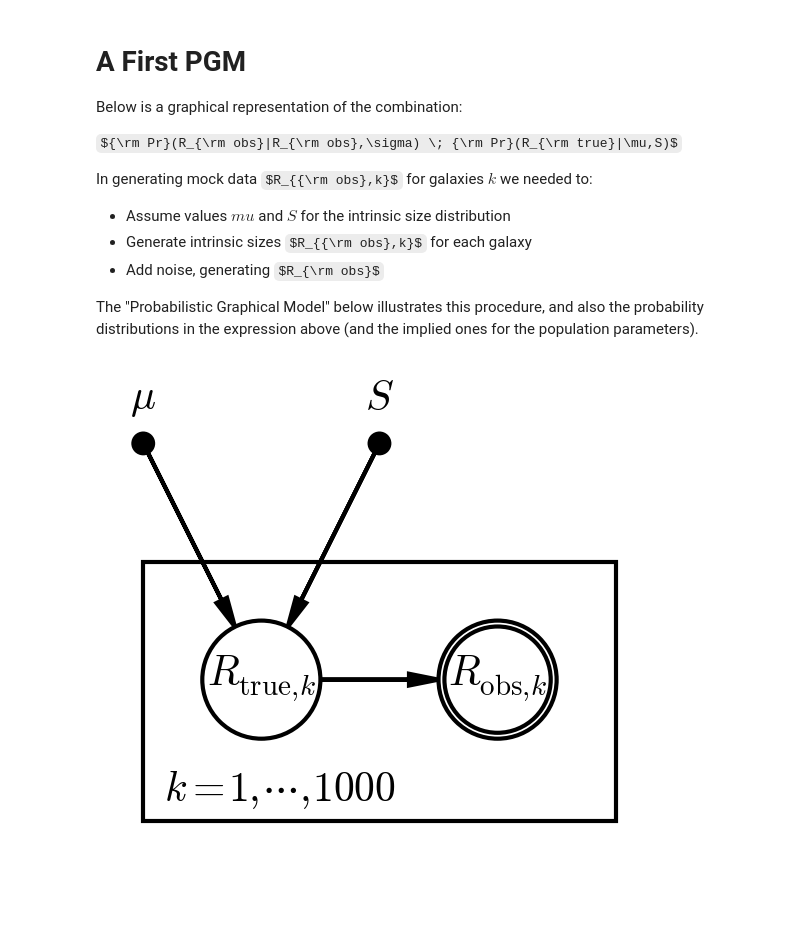
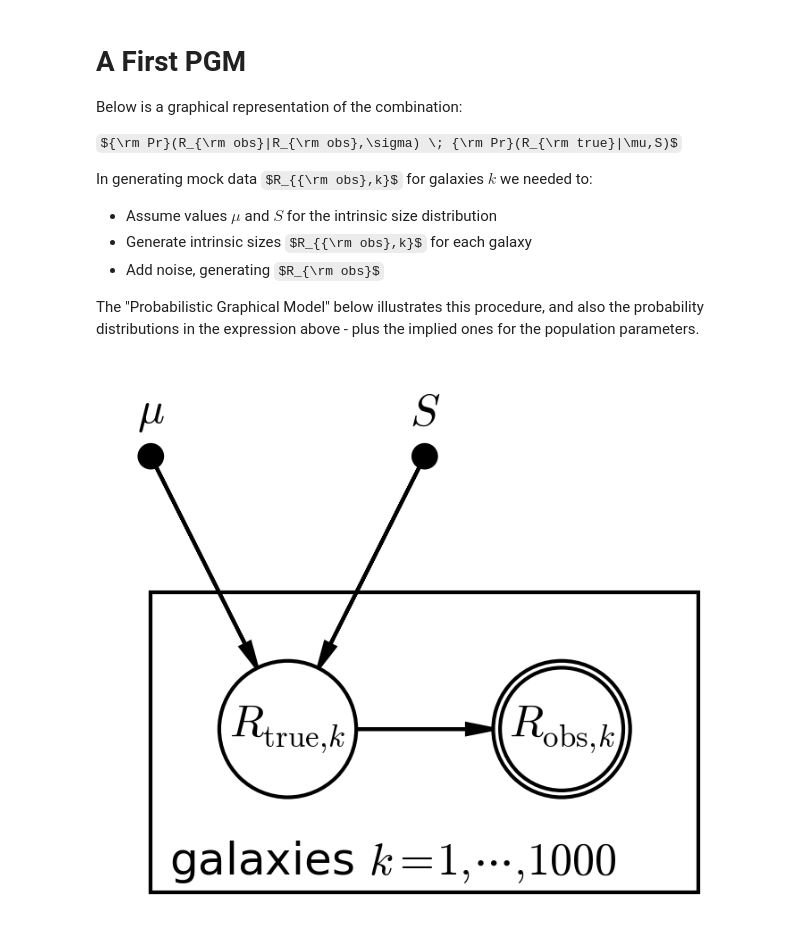
Before and after one commit to KIPAC/StatisticalMethods, a Jupyter notebook: examples/SDSScatalog/FirstPGM.ipynb, the cells around one changed output. Drawn from its saved outputs; the diff is of its cells as text; code cells hidden in the pictures; some formulas as TeX source; blank space fills up the shorter version.

```diff
--- a/examples/SDSScatalog/FirstPGM.ipynb
+++ b/examples/SDSScatalog/FirstPGM.ipynb
@@ -7,43 +7,43 @@ ${\rm Pr}(R_{\rm obs}|R_{\rm obs},\sigma) \; {\rm Pr}(R_{\rm true}|\mu,S)$
 
 In generating mock data $R_{{\rm obs},k}$ for galaxies $k$ we needed to:
 
-* Assume values $mu$ and $S$ for the intrinsic size distribution
+* Assume values $\mu$ and $S$ for the intrinsic size distribution
 * Generate intrinsic sizes $R_{{\rm obs},k}$ for each galaxy
 * Add noise, generating $R_{\rm obs}$
 
-The "Probabilistic Graphical Model" below illustrates this procedure, and also the probability distributions in the expression above (and the implied ones for the population parameters).
+The "Probabilistic Graphical Model" below illustrates this procedure, and also the probability distributions in the expression above - plus the implied ones for the population parameters.
 # %%
 # !pip install --upgrade daft
 import daft
 # %%
 # Instantiate a PGM.
-pgm = daft.PGM([2.3, 2.05], origin=[0.3, 0.3], observed_style="inner")
+pgm = daft.PGM([2.3, 2.05], origin=[0.3, 0.3], grid_unit=2.6, node_unit=1.3, observed_style="inner")
 
 # Hierarchical parameters.
 pgm.add_node(daft.Node("mu", r"$\mu$", 0.5, 2, fixed=True))
 pgm.add_node(daft.Node("S", r"$S$", 1.5, 2, fixed=True))
 
 # Latent variable:
 pgm.add_node(daft.Node("Rtrue", r"$R_{{\rm true},k}$", 1, 1))
 
 # Data:
 pgm.add_node(daft.Node("Robs", r"$R_{{\rm obs},k}$", 2, 1, observed=True))
 
 # Add in the edges.
 pgm.add_edge("mu", "Rtrue")
 pgm.add_edge("S", "Rtrue")
 pgm.add_edge("Rtrue", "Robs")
 
 # And a plate.
-pgm.add_plate(daft.Plate([0.5, 0.5, 2, 1], label=r"$k = 1, \cdots, 1000$",
+pgm.add_plate(daft.Plate([0.5, 0.5, 2, 1], label=r"galaxies $k = 1, \cdots, 1000$",
     shift=-0.1))
 
 # Render and save.
-# pgm.render()
-# pgm.figure.savefig("samplingdistributions.png", dpi=300)
+pgm.render()
+pgm.figure.savefig("samplingdistributions.png", dpi=300)
 
 # Display:
 from IPython.display import Image
 Image(filename="samplingdistributions.png")
 # %% [output]
-[figure, old version]
+[figure, new version]
```
Also changed, not shown: 1 other file.
